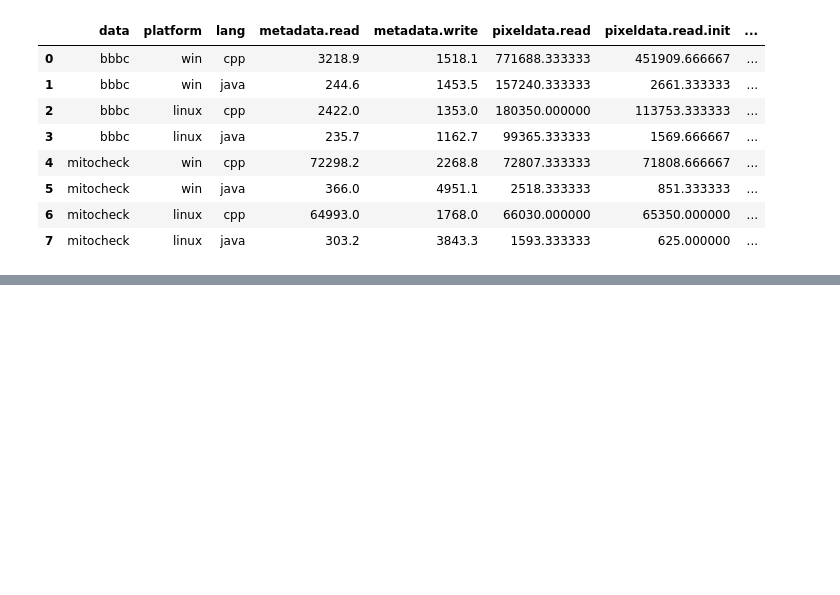
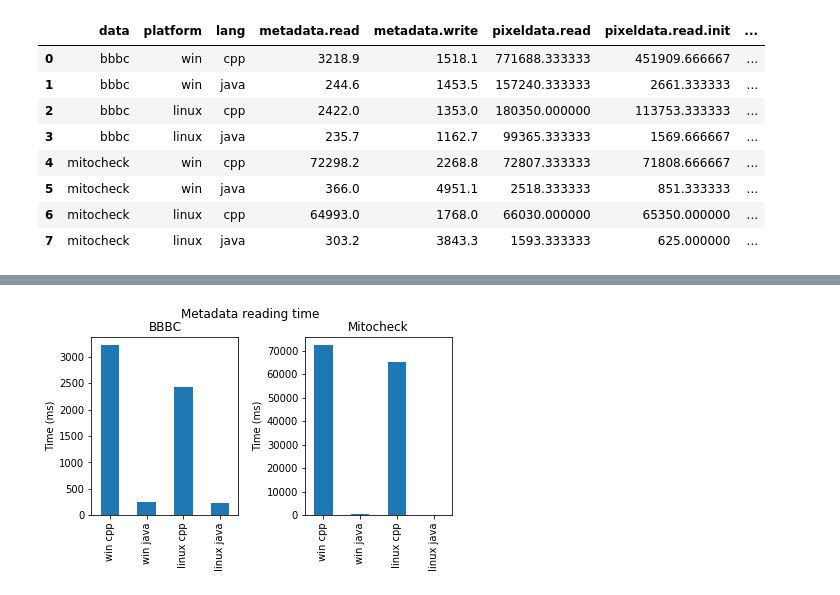
Before and after one commit to ome/ome-files-performance, a Jupyter notebook: Statistics.ipynb, the cells around one changed output, grey strips where cells are left out. Drawn from its saved outputs; the diff is of its cells as text; code cells hidden in the pictures; blank space fills up the shorter version.

Commit message:
Factor some plotting code

```diff
--- a/Statistics.ipynb
+++ b/Statistics.ipynb
@@ -63,14 +62,21 @@ plt.show()
 # %%
-f= plt.figure()
-ax1=plt.subplot(121)
-ax2=plt.subplot(122)
+def create_split_barplot(column, title):
+    f = plt.figure()
+    st = f.suptitle(title)
+    ax1 = plt.subplot(121)
+    ax2 = plt.subplot(122)
 
-d[d['data'] == 'bbbc']['metadata.read'].plot(kind='bar', ax=ax1)
-d[d['data'] == 'mitocheck']['metadata.read'].plot(kind='bar', ax=ax2)
-ax1.set_title('BBBC metadata reading time')
-ax1.set_xticklabels(d.platform + ' ' + d.lang)
-ax1.set_ylabel('Time (ms)')
-ax2.set_title('Mitocheck metadata reading time')
-ax2.set_xticklabels(d.platform + ' ' + d.lang)
-ax2.set_ylabel('Time (ms)')
-plt.show()
+    d[d['data'] == 'bbbc'][column].plot(kind='bar', ax=ax1)
+    d[d['data'] == 'mitocheck'][column].plot(kind='bar', ax=ax2)
+    ax1.set_title('BBBC')
+    ax1.set_xticklabels(d.platform + ' ' + d.lang)
+    ax1.set_ylabel('Time (ms)')
+    ax2.set_title('Mitocheck')
+    ax2.set_xticklabels(d.platform + ' ' + d.lang)
+    ax2.set_ylabel('Time (ms)')
+    f.tight_layout()
+
+    # shift subplots down:
+    st.set_y(0.95)
+    f.subplots_adjust(top=0.85)
+    plt.show()
@@ -160,0 +89,4 @@ plt.show()
+# %%
+create_split_barplot('metadata.read', 'Metadata reading time')
+# %% [output]
+[figure, added]
```
Also changed, not shown: parts of 13 cells of this notebook.
